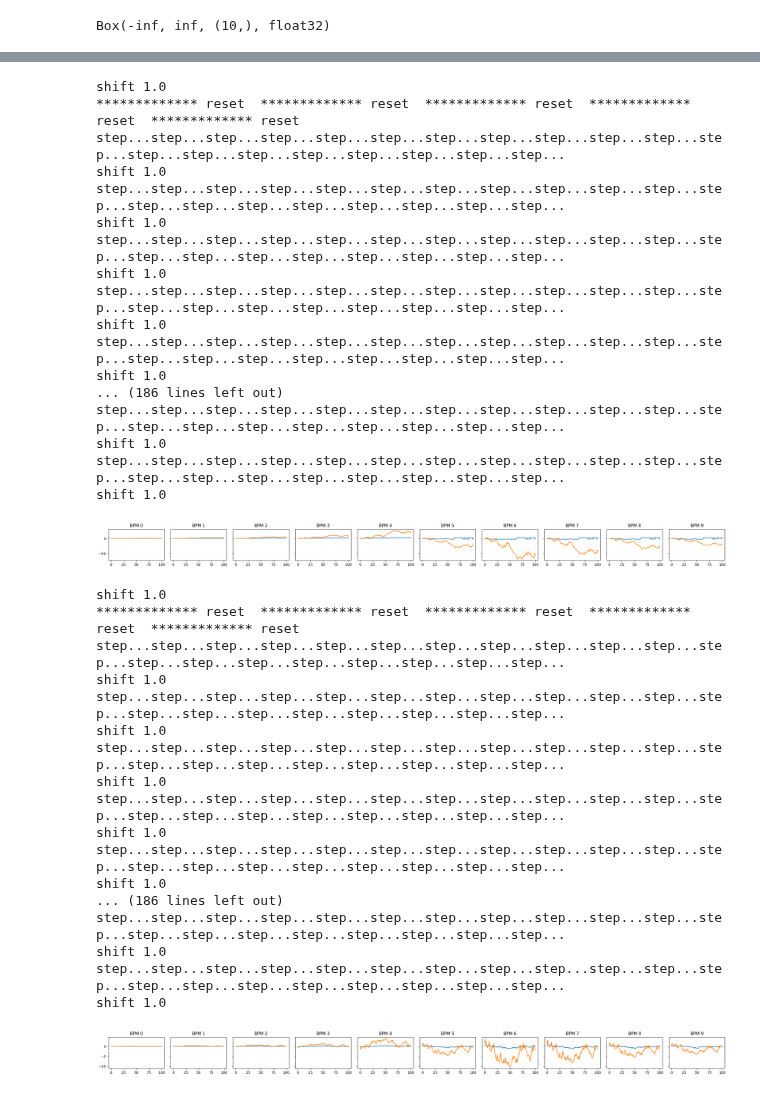
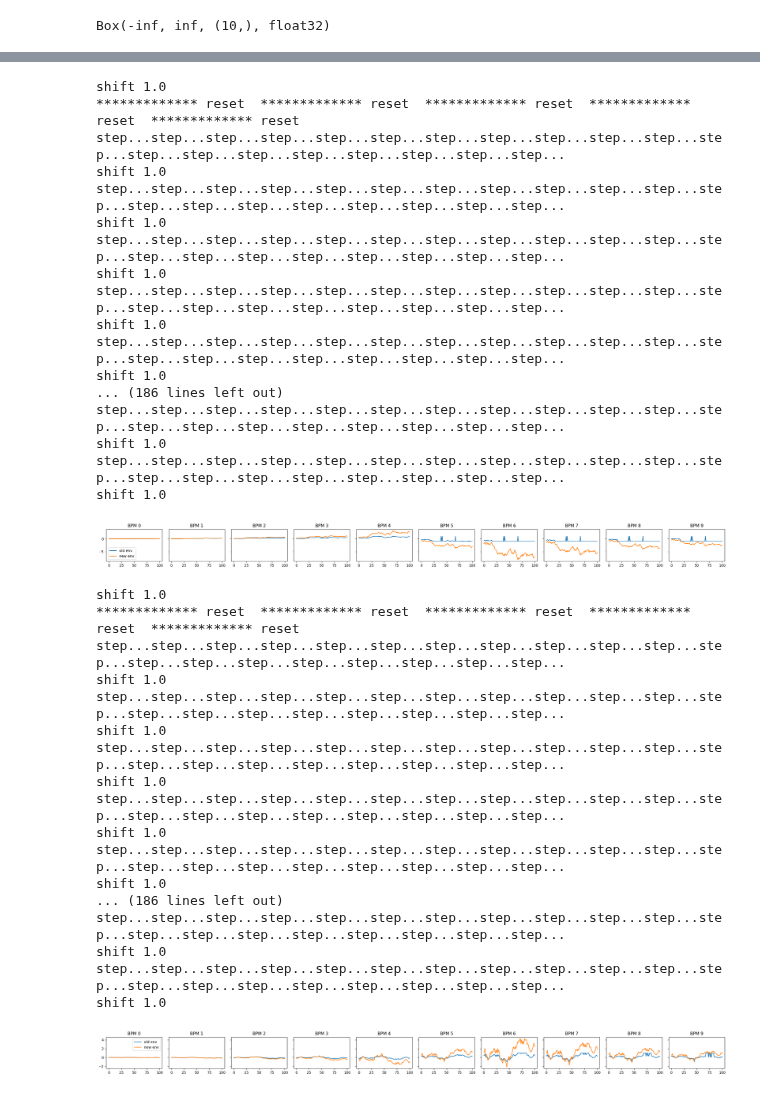
Before and after one commit to RL4AA/rl4aa24-tutorial, a Jupyter notebook: notebooks/compare_gpmpc.ipynb, the cells around one changed output, grey strips where cells are left out. Saved outputs shown, nothing was run; the diff lists cells and outputs as text; code cells hidden in the pictures.

```diff
--- a/notebooks/compare_gpmpc.ipynb
+++ b/notebooks/compare_gpmpc.ipynb
@@ -17,7 +17,7 @@ from src.wrappers import RescaleObservation
 # %%
 old_env = e_trajectory_simENV()
 
-new_env = AwakeESteering()
+new_env = AwakeESteering(max_steerer_delta=1e-4)
 wrapped_new_env = RescaleAction(new_env, -1, 1)
 wrapped_new_env = RescaleObservation(
     wrapped_new_env, -1, 1, assumed_space=spaces.Box(-1e-2, 1e-2, shape=(10,))
@@ -223,6 +223,7 @@ for i in range(10):
     axs[i].plot(old_observations[:, i], label="old env")
     axs[i].plot(new_observations[:, i], label="new env")
     axs[i].set_title(f"BPM {i}")
+axs[0].legend()
 plt.tight_layout()
 plt.show()
 # %% [output]
@@ -243,7 +244,7 @@ step...step...step...step...step...step...step...step...step...step...step...ste
 shift 1.0
 step...step...step...step...step...step...step...step...step...step...step...step...step...step...step...step...step...step...step...step...
 shift 1.0
-[figure, old version]
+[figure, new version]
 # %%
 old_observations = []
 new_observations = []
@@ -264,31 +265,32 @@ for _ in range(100):
     new_observations.append(observation)
 
 old_observations = np.array(old_observations)
 new_observations = np.array(new_observations)
 
 fig, axs = plt.subplots(1, 10, figsize=(25, 2), sharex=True, sharey=True)
 for i in range(10):
     axs[i].plot(old_observations[:, i], label="old env")
     axs[i].plot(new_observations[:, i], label="new env")
     axs[i].set_title(f"BPM {i}")
+axs[0].legend()
 plt.tight_layout()
 plt.show()
 # %% [output]
 shift 1.0
 ************* reset  ************* reset  ************* reset  ************* reset  ************* reset
 step...step...step...step...step...step...step...step...step...step...step...step...step...step...step...step...step...step...step...step...
 shift 1.0
 step...step...step...step...step...step...step...step...step...step...step...step...step...step...step...step...step...step...step...step...
 shift 1.0
 step...step...step...step...step...step...step...step...step...step...step...step...step...step...step...step...step...step...step...step...
 shift 1.0
 step...step...step...step...step...step...step...step...step...step...step...step...step...step...step...step...step...step...step...step...
 shift 1.0
 step...step...step...step...step...step...step...step...step...step...step...step...step...step...step...step...step...step...step...step...
 shift 1.0
 ... (186 lines left out)
 step...step...step...step...step...step...step...step...step...step...step...step...step...step...step...step...step...step...step...step...
 shift 1.0
 step...step...step...step...step...step...step...step...step...step...step...step...step...step...step...step...step...step...step...step...
 shift 1.0
-[figure, old version]
+[figure, new version]
```
Also changed, not shown: parts of 10 cells of this notebook, 4 other files.
